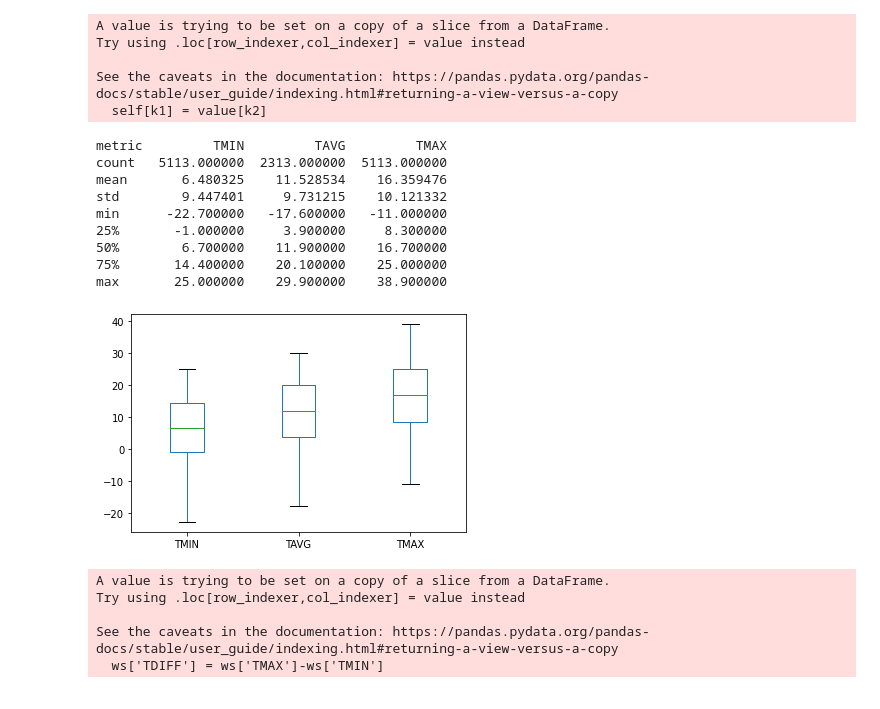
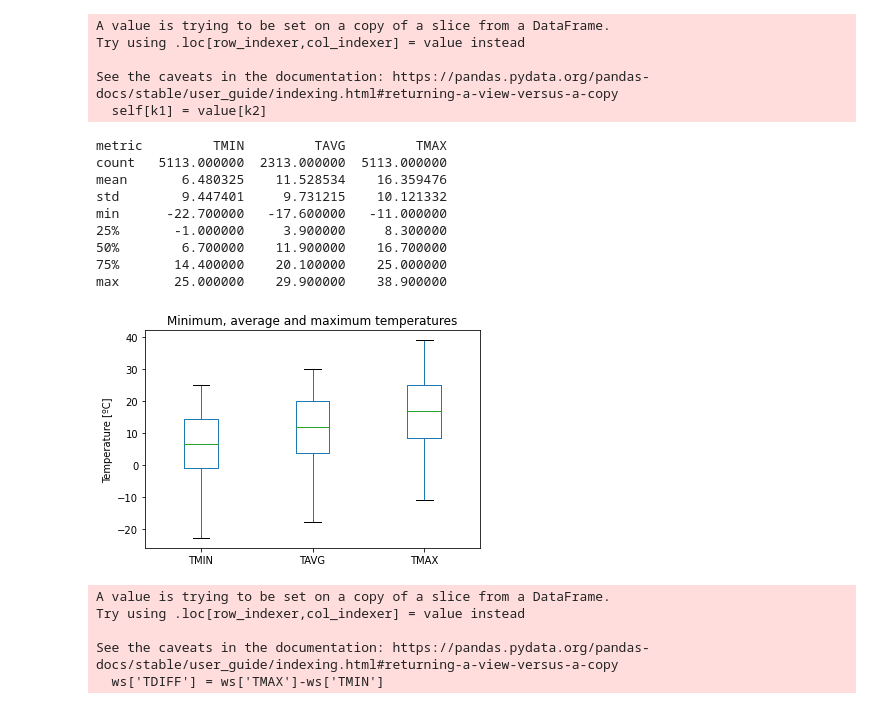
Before and after one commit to laubana90/StanfordOpenPolicingProject, a Jupyter notebook: RhodeIsland.ipynb, the cells around one changed output. Saved outputs shown, nothing was run; the diff lists cells and outputs as text; code cells hidden in the pictures.

```diff
--- a/RhodeIsland.ipynb
+++ b/RhodeIsland.ipynb
@@ -554,25 +573,29 @@ See the caveats in the documentation: https://pandas.pydata.org/pandas-docs/stab
   self[k1] = value[k2]
 # %%
 # Inspect the temperature columns
-# Describe the temperature columns
 print(ws[['TMIN','TAVG','TMAX']].describe())
 
 # Create a box plot of the temperature columns
-ws[['TMIN','TAVG','TMAX']].plot(kind='box')
+fig_temperatures_box = ws[['TMIN','TAVG','TMAX']].plot(kind='box', title="Minimum, average and maximum temperatures")
+fig_temperatures_box.set_ylabel("Temperature [ºC]")
 
 # Display the plot
 plt.show()
+
+# Save the plot
+fig = fig_temperatures_box.get_figure()
+fig.savefig("figures/fig_temperatures_box.png")
 # %% [output]
 metric         TMIN         TAVG         TMAX
 count   5113.000000  2313.000000  5113.000000
 mean       6.480325    11.528534    16.359476
 std        9.447401     9.731215    10.121332
 min      -22.700000   -17.600000   -11.000000
 25%       -1.000000     3.900000     8.300000
 50%        6.700000    11.900000    16.700000
 75%       14.400000    20.100000    25.000000
 max       25.000000    29.900000    38.900000
-[figure, old version]
+[figure, new version]
 # %%
 # Create a 'TDIFF' column that represents temperature difference
 ws['TDIFF'] = ws['TMAX']-ws['TMIN']
```
Also changed, not shown: parts of 28 cells of this notebook, 15 other files.
